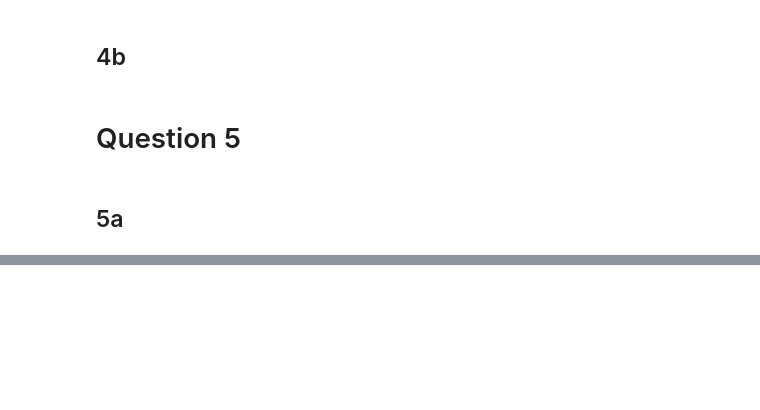
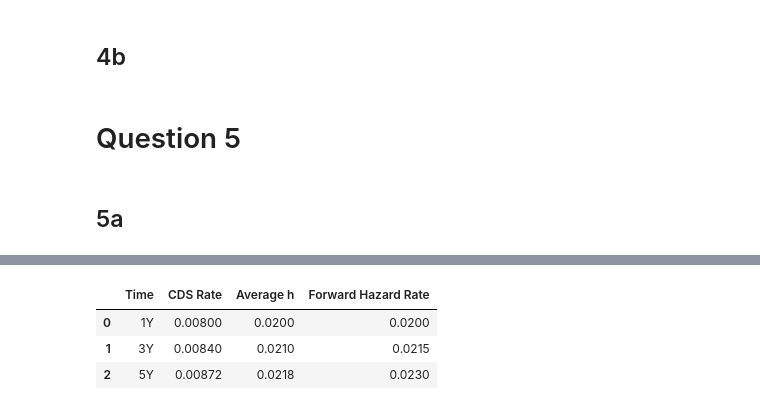
Before and after one commit to haileyvu9/CCSR, a Jupyter notebook: Assignment 3.ipynb, the cells around one changed output, grey strips where cells are left out. Cells and saved outputs as stored; diff of their text form; code cells hidden in the pictures; blank space fills up the shorter version.

```diff
--- a/Assignment 3.ipynb
+++ b/Assignment 3.ipynb
@@ -952,0 +1084,23 @@ for m in init_margin:
+# %%
+d3 = {
+    'Time': ['1Y', '3Y', '5Y'],
+    'CDS Rate': [0, 0, 0],
+    'Average h': [0, 0, 0],
+    'Forward Hazard Rate': h_3
+}
+d3_df = pd.DataFrame(d3)
+# Calculate Average h
+d3_df.iloc[0, 2] = (d3_df.iloc[0, 3]) / 1
+d3_df.iloc[1, 2] = (d3_df.iloc[0, 3]+2*d3_df.iloc[1, 3]) / 3
+d3_df.iloc[2, 2] = (d3_df.iloc[0, 3]+2*d3_df.iloc[1, 3]+2*d3_df.iloc[2, 3]) / 5
+# Calculate CDS Rate
+d3_df.iloc[0, 1] = d3_df.iloc[0, 2] * LGD
+d3_df.iloc[1, 1] = d3_df.iloc[1, 2] * LGD
+d3_df.iloc[2, 1] = d3_df.iloc[2, 2] * LGD
+# %%
+d3_df # Change [3,5]
+# %% [output]
+|  | Time | CDS Rate | Average h | Forward Hazard Rate |
+| 0 | 1Y | 0.00800 | 0.0200 | 0.0200 |
+| 1 | 3Y | 0.00840 | 0.0210 | 0.0215 |
+| 2 | 5Y | 0.00872 | 0.0218 | 0.0230 |
```
Also changed, not shown: parts of 18 cells of this notebook.
